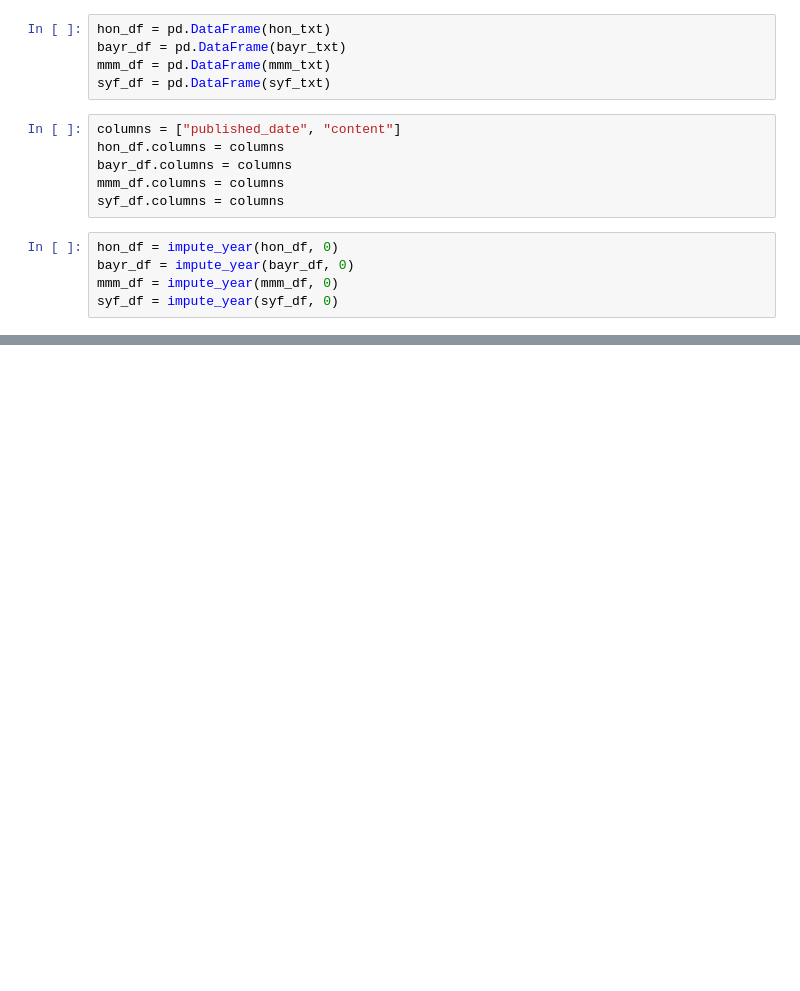
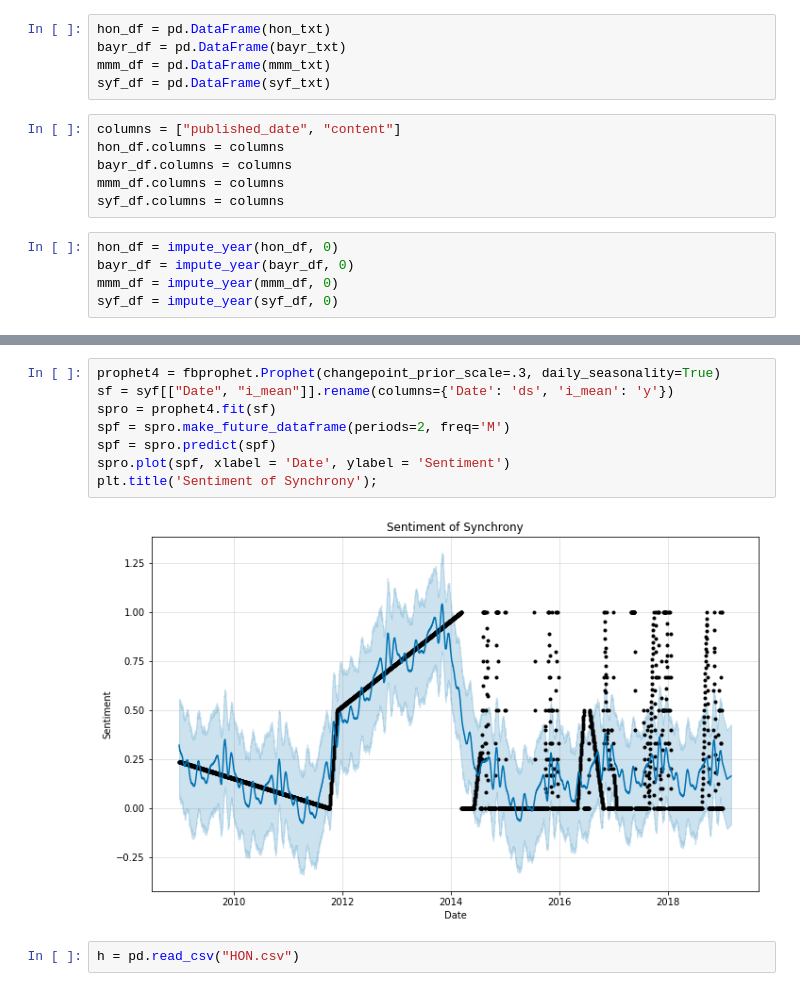
Before and after one commit to rchatrath7/datathon, a Jupyter notebook: notebooks/Stocktwits Processing.ipynb, the cells around one changed output, grey strips where cells are left out. Saved outputs shown, nothing was run; the diff lists cells and outputs as text; blank space fills up the shorter version.

```diff
--- a/notebooks/Stocktwits Processing.ipynb
+++ b/notebooks/Stocktwits Processing.ipynb
@@ -96,0 +201,12 @@ syf.to_pickle("output/synchrony_stocktwits.pickle", 'gzip')
+# %%
+prophet4 = fbprophet.Prophet(changepoint_prior_scale=.3, daily_seasonality=True)
+sf = syf[["Date", "i_mean"]].rename(columns={'Date': 'ds', 'i_mean': 'y'})
+spro = prophet4.fit(sf)
+spf = spro.make_future_dataframe(periods=2, freq='M')
+spf = spro.predict(spf)
+spro.plot(spf, xlabel = 'Date', ylabel = 'Sentiment')
+plt.title('Sentiment of Synchrony');
+# %% [output]
+[figure, added]
+# %%
+h = pd.read_csv("HON.csv")
```
Also changed, not shown: parts of 24 cells of this notebook, 11 other files.
